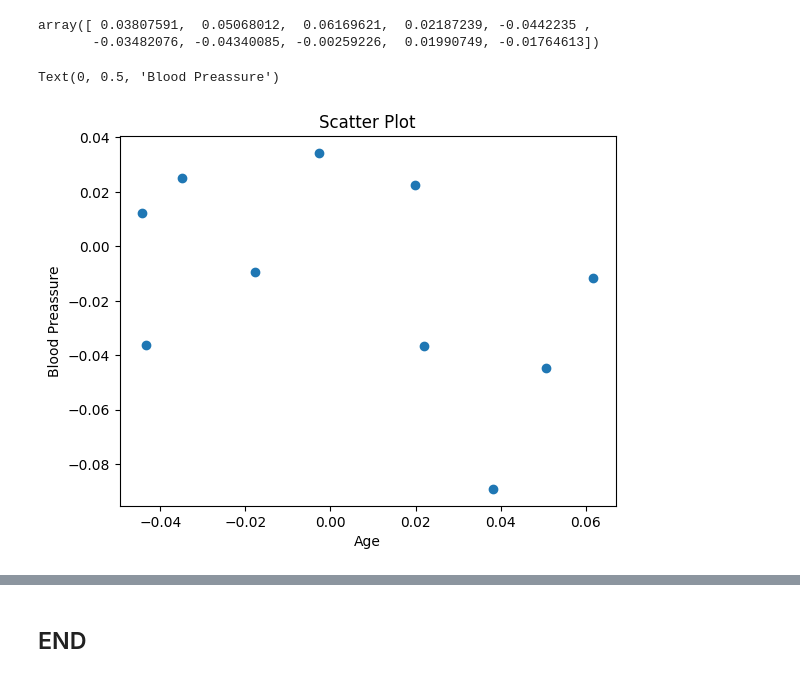
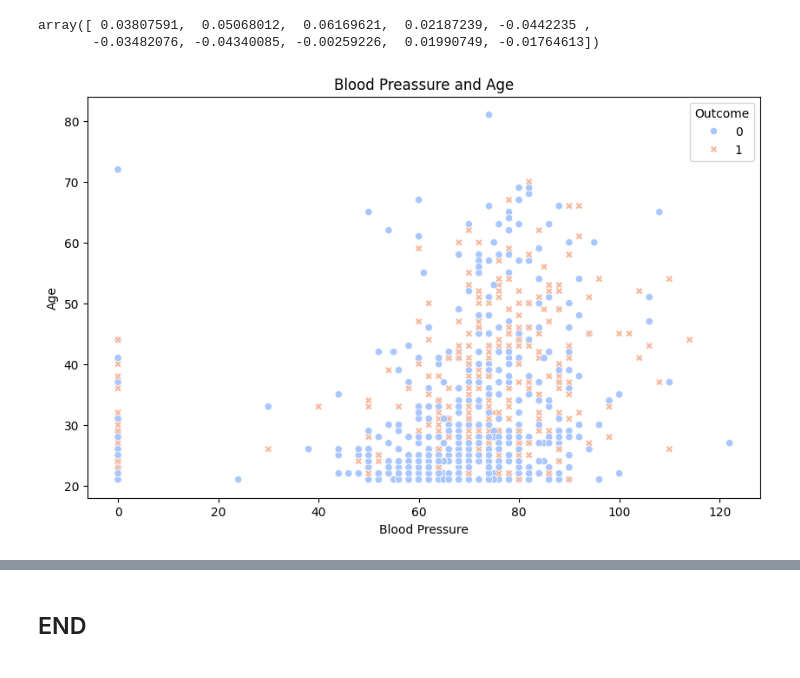
Before and after one commit to IgnacioRiboldi/principles_of_data_analytics, a Jupyter notebook: tasks.ipynb, the cells around one changed output, grey strips where cells are left out. Drawn from its saved outputs; the diff is of its cells as text; code cells hidden in the pictures.

```diff
--- a/tasks.ipynb
+++ b/tasks.ipynb
@@ -255,18 +255,19 @@ age
 # %% [output]
 array([ 0.03807591,  0.05068012,  0.06169621,  0.02187239, -0.0442235 ,
        -0.03482076, -0.04340085, -0.00259226,  0.01990749, -0.01764613])
-# %%
-# Relationship figure and axis.
-
-fig, ax = plt.subplots()
-
-ax.scatter(age,bp)
-
-#Labels
-
-plt.title('Scatter Plot')
-ax.set_xlabel('Age')
-ax.set_ylabel('Blood Preassure')
-# %% [output]
-Text(0, 0.5, 'Blood Preassure')
-[figure, removed]
+# %%
+X = df[['BloodPressure', 'Age']]
+y = df['Outcome']
+
+plt.figure(figsize=(10, 6))
+
+sns.scatterplot(x=X['BloodPressure'], y=X['Age'], hue=y, palette='coolwarm', style=y, markers=["o", "X"])
+
+# Labels and title
+plt.title('Blood Preassure and Age')
+plt.xlabel('Blood Pressure')
+plt.ylabel('Age')
+
+plt.show()
+# %% [output]
+[figure, added]
```
Also changed, not shown: parts of 3 cells of this notebook.
